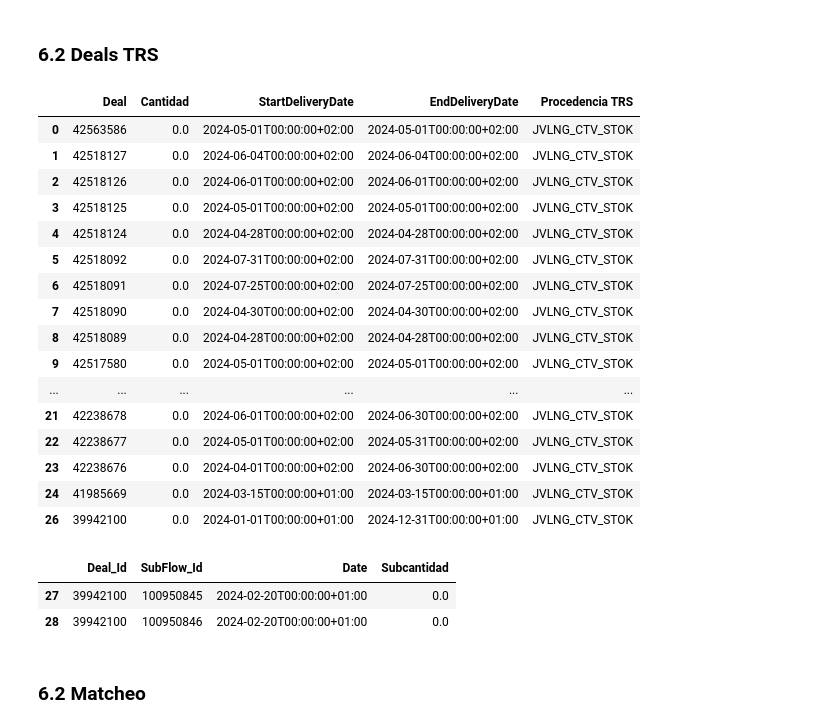
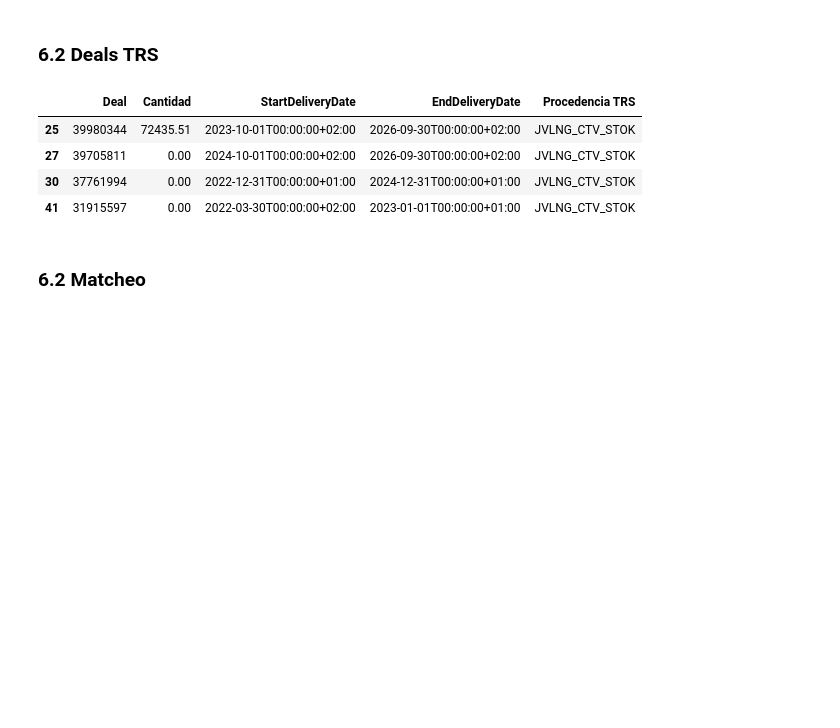
Before and after one commit to AlbaDu/Engie-Caso-Practico-2.0, a Jupyter notebook: caso_practico_2b.ipynb, the cells around one changed output. Cells and saved outputs as stored; diff of their text form; code cells hidden in the pictures; blank space fills up the shorter version.

```diff
--- a/caso_practico_2b.ipynb
+++ b/caso_practico_2b.ipynb
@@ -26,7 +26,7 @@ En este notebook se han configurado los parámetros para la resolución del apar
 #PARAMETROS PARA REPRODUCIR LOS RESULTADOS DEL APARTADO 2a
 #Fecha
 ano ='2024'
-mes = '02'
+mes = '03'  #codificamos mes de marzo
 #Origen y Servicio Facturado a conciliar, expresado igual que en el fichero Facturas_agiekey
 origen = 'TVB'
 servicio_facturado = 'Almacenamiento TVB'
@@ -126,8 +124,0 @@ Numero total de deals: 42
-# %%
-#Filtramos los deals correspondientes al año actual
-deals['StartDeliveryDate'] = deals['StartDeliveryDate'].astype(str)
-deals['EndDeliveryDate'] = deals['EndDeliveryDate'].astype(str)
-deals = deals[(deals['StartDeliveryDate'].apply(lambda x: x.startswith(ano)) & (deals['EndDeliveryDate'].apply(lambda x: x.startswith(ano))))]
-print('Numero de Deals del año de estudio: ' + str(deals.shape[0]))
-#Visualización de df deals filtrando los datos del año de estudio
-deals.head(2)
@@ -139,0 +125,4 @@ Numero de Deals del año de estudio: 26
+# %%
+#Extración de deals con Status == 'Alive', DealType == 'STOK'
+deals = deals[(deals['Status']=='Alive') & (deals['DealType']=='STOK')]
+print('Numero total de deals con Status Alive y DealType STOK: '+ str(deals.shape[0]))
@@ -181,3 +158,6 @@ Número de sub-flows para análisis: 2
+# %%
+agg_flow = flow_df.groupby('Deal_Id').agg({'Subcantidad':'sum'}).reset_index()
+agg_flow = {col:value for col, value in zip(agg_flow['Deal_Id'], agg_flow['Subcantidad'])}
 # %% [markdown]
 ## 6. Calculo de totales
 Calculos y operaciones necesarios para la obtención de información requerida por BackOffice
@@ -207,35 +187,17 @@ TotalQuantityAGIKEY = facturas['Importe'].astype('float').sum()
 TotalQuantityTRS = flow_df['Subcantidad'].sum()
 # %%
 results_deals = deals[['Id', 'StartDeliveryDate', 'EndDeliveryDate']]
-results_deals['Cantidad'] = TotalQuantityTRS
+results_deals['Cantidad'] = results_deals['Id'].apply(lambda x: agg_flow[x] if x in agg_flow.keys()  else 0.0)
 results_deals['Procedencia TRS'] = file_names[0]
 results_deals = results_deals[['Id', 'Cantidad', 'StartDeliveryDate', 'EndDeliveryDate', 'Procedencia TRS']]
 results_deals = results_deals.rename(columns={'Id':'Deal'})
 results_deals
 # %% [output]
 |  | Deal | Cantidad | StartDeliveryDate | EndDeliveryDate | Procedencia TRS |
-| 0 | 42563586 | 0.0 | 2024-05-01T00:00:00+02:00 | 2024-05-01T00:00:00+02:00 | JVLNG_CTV_STOK |
-| 1 | 42518127 | 0.0 | 2024-06-04T00:00:00+02:00 | 2024-06-04T00:00:00+02:00 | JVLNG_CTV_STOK |
-| 2 | 42518126 | 0.0 | 2024-06-01T00:00:00+02:00 | 2024-06-01T00:00:00+02:00 | JVLNG_CTV_STOK |
-| 3 | 42518125 | 0.0 | 2024-05-01T00:00:00+02:00 | 2024-05-01T00:00:00+02:00 | JVLNG_CTV_STOK |
-| 4 | 42518124 | 0.0 | 2024-04-28T00:00:00+02:00 | 2024-04-28T00:00:00+02:00 | JVLNG_CTV_STOK |
-| 5 | 42518092 | 0.0 | 2024-07-31T00:00:00+02:00 | 2024-07-31T00:00:00+02:00 | JVLNG_CTV_STOK |
-| 6 | 42518091 | 0.0 | 2024-07-25T00:00:00+02:00 | 2024-07-25T00:00:00+02:00 | JVLNG_CTV_STOK |
-| 7 | 42518090 | 0.0 | 2024-04-30T00:00:00+02:00 | 2024-04-30T00:00:00+02:00 | JVLNG_CTV_STOK |
-| 8 | 42518089 | 0.0 | 2024-04-28T00:00:00+02:00 | 2024-04-28T00:00:00+02:00 | JVLNG_CTV_STOK |
-| 9 | 42517580 | 0.0 | 2024-05-01T00:00:00+02:00 | 2024-05-01T00:00:00+02:00 | JVLNG_CTV_STOK |
-| ... | ... | ... | ... | ... | ... |
-| 21 | 42238678 | 0.0 | 2024-06-01T00:00:00+02:00 | 2024-06-30T00:00:00+02:00 | JVLNG_CTV_STOK |
-| 22 | 42238677 | 0.0 | 2024-05-01T00:00:00+02:00 | 2024-05-31T00:00:00+02:00 | JVLNG_CTV_STOK |
-| 23 | 42238676 | 0.0 | 2024-04-01T00:00:00+02:00 | 2024-06-30T00:00:00+02:00 | JVLNG_CTV_STOK |
-| 24 | 41985669 | 0.0 | 2024-03-15T00:00:00+01:00 | 2024-03-15T00:00:00+01:00 | JVLNG_CTV_STOK |
-| 26 | 39942100 | 0.0 | 2024-01-01T00:00:00+01:00 | 2024-12-31T00:00:00+01:00 | JVLNG_CTV_STOK |
+| 25 | 39980344 | 72435.51 | 2023-10-01T00:00:00+02:00 | 2026-09-30T00:00:00+02:00 | JVLNG_CTV_STOK |
+| 27 | 39705811 | 0.00 | 2024-10-01T00:00:00+02:00 | 2026-09-30T00:00:00+02:00 | JVLNG_CTV_STOK |
+| 30 | 37761994 | 0.00 | 2022-12-31T00:00:00+01:00 | 2024-12-31T00:00:00+01:00 | JVLNG_CTV_STOK |
+| 41 | 31915597 | 0.00 | 2022-03-30T00:00:00+02:00 | 2023-01-01T00:00:00+01:00 | JVLNG_CTV_STOK |
-# %%
-flow_df
-# %% [output]
-|  | Deal_Id | SubFlow_Id | Date | Subcantidad |
-| 27 | 39942100 | 100950845 | 2024-02-20T00:00:00+01:00 | 0.0 |
-| 28 | 39942100 | 100950846 | 2024-02-20T00:00:00+01:00 | 0.0 |
 # %% [markdown]
 ### 6.2 Matcheo
 # %%
```
Also changed, not shown: parts of 11 cells of this notebook, 2 other files.
